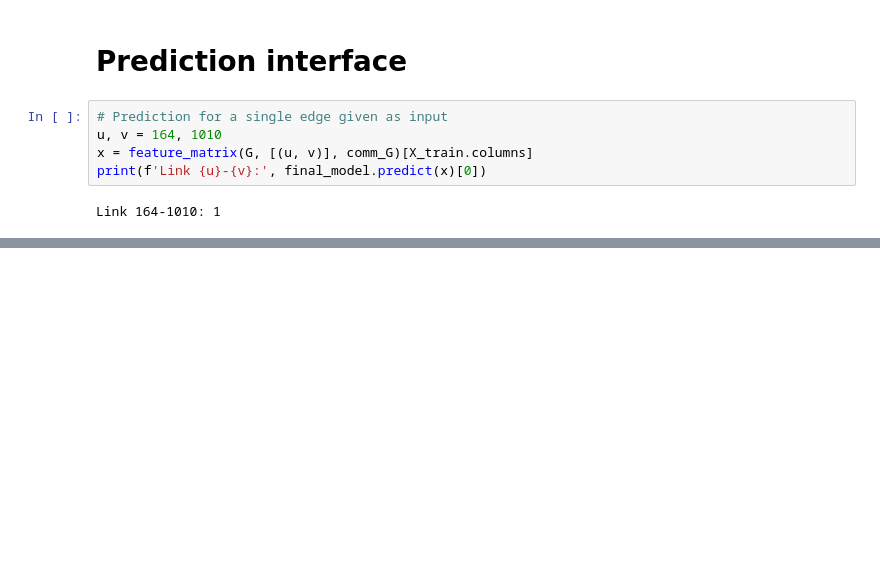
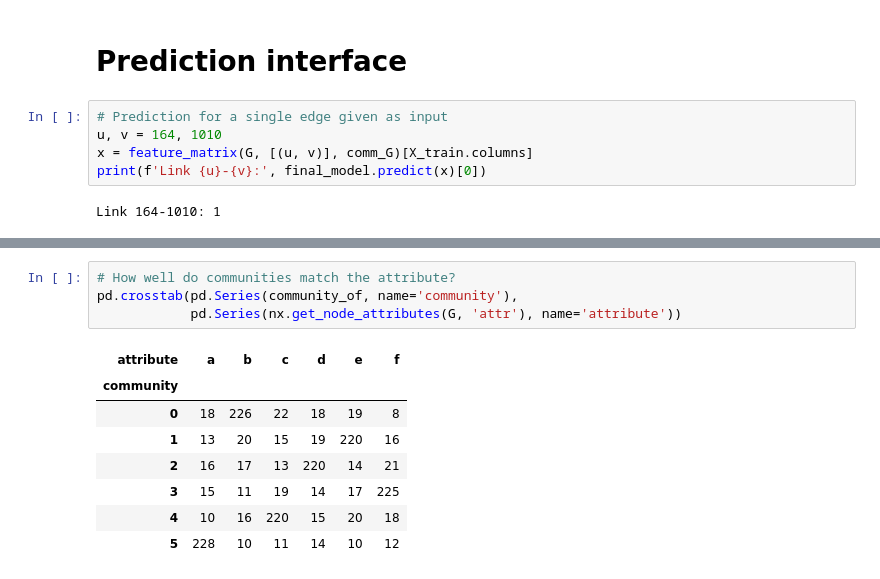
Before and after one commit to jacobgroot/FDS_2, a Jupyter notebook: assignment_2.ipynb, the cells around one changed output, grey strips where cells are left out. Cells and saved outputs as stored; diff of their text form; blank space fills up the shorter version.

```diff
--- a/assignment_2.ipynb
+++ b/assignment_2.ipynb
@@ -419,0 +428,13 @@ Link 164-1010: 1
+# %%
+# How well do communities match the attribute?
+pd.crosstab(pd.Series(community_of, name='community'),
+            pd.Series(nx.get_node_attributes(G, 'attr'), name='attribute'))
+# %% [output]
+| attribute | a | b | c | d | e | f |
+| community |  |  |  |  |  |  |
+| 0 | 18 | 226 | 22 | 18 | 19 | 8 |
+| 1 | 13 | 20 | 15 | 19 | 220 | 16 |
+| 2 | 16 | 17 | 13 | 220 | 14 | 21 |
+| 3 | 15 | 11 | 19 | 14 | 17 | 225 |
+| 4 | 10 | 16 | 220 | 15 | 20 | 18 |
+| 5 | 228 | 10 | 11 | 14 | 10 | 12 |
```
Also changed, not shown: parts of 8 cells of this notebook, 1 other file.
